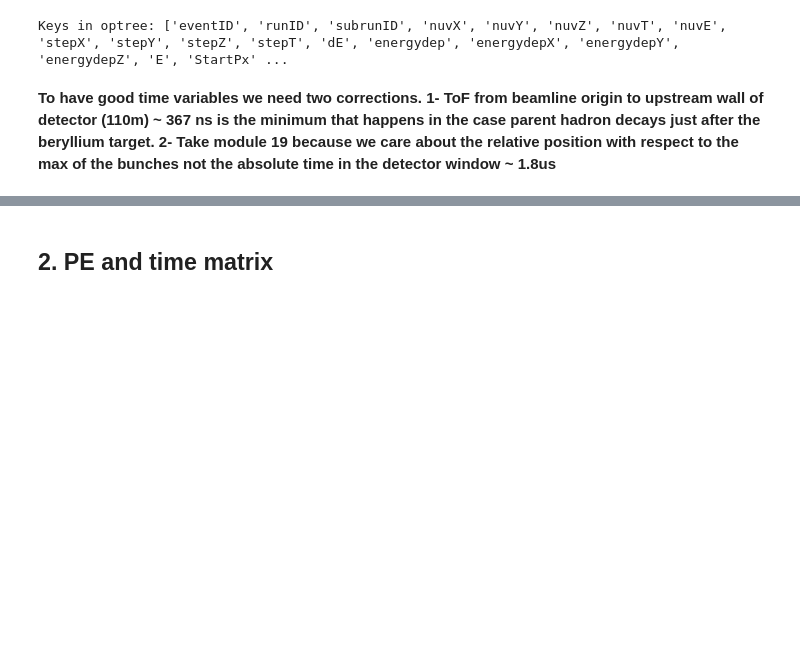
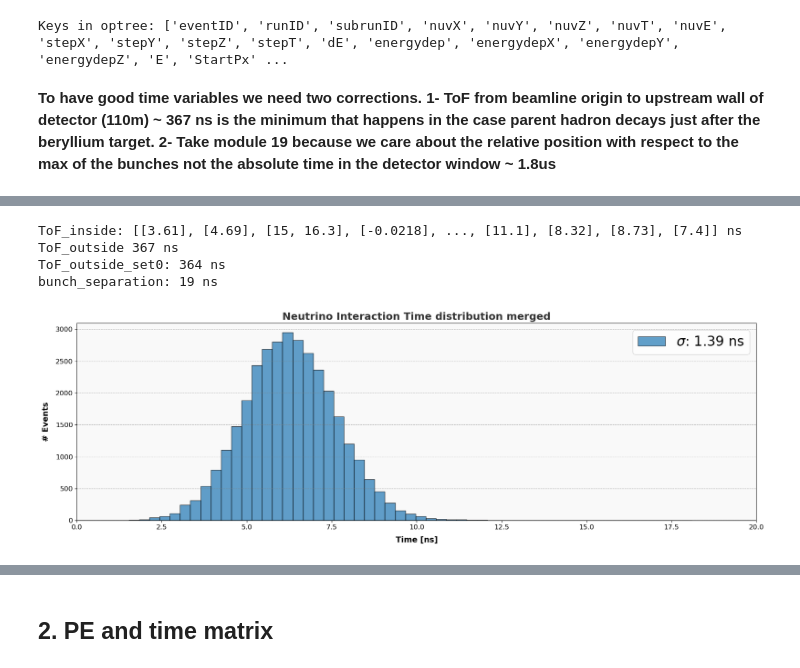
Before and after one commit to CIEMAT-Neutrino/AI_nuvT, a Jupyter notebook: 1_Preprocessing_&_2_PE_time_matrices.ipynb, the cells around one changed output, grey strips where cells are left out. Saved outputs shown, nothing was run; the diff lists cells and outputs as text; code cells hidden in the pictures; blank space fills up the shorter version.

Commit message:
energy deposition variables OK, nuvT merged in one bunch

```diff
--- a/1_Preprocessing_&_2_PE_time_matrices.ipynb
+++ b/1_Preprocessing_&_2_PE_time_matrices.ipynb
@@ -7,7 +7,7 @@ from imports import *
 # %% [markdown]
 The data corresponds to the Monte Carlo simulation of the SBND experiment. It was obtained by simulating the creation of neutrinos in the beam and their subsequent interaction in SBND, as well as the simulation of the detector's response to the particles resulting from the interaction of the neutrinos.
 # %%
-file_path = '/data/vidales/opana_tree_combined_v2609_both.root'
+file_path = '/data/vidales/opana_tree_combined_v0411_both.root'
 file = uproot.open(file_path)
 optree = file['opanatree']['OpAnaTree'] # Tree con número de fotoelectrones
 print("Keys in optree:", optree.keys())
@@ -15,6 +15,6 @@ print("Keys in optree:", optree.keys())
 Keys in optree: ['eventID', 'runID', 'subrunID', 'nuvX', 'nuvY', 'nuvZ', 'nuvT', 'nuvE', 'stepX', 'stepY', 'stepZ', 'stepT', 'dE', 'energydep', 'energydepX', 'energydepY', 'energydepZ', 'E', 'StartPx' ...
 # %%
 # Load variables to be predicted and associated data in a single step
-hit_nuvT, hit_PE, hit_ch, hit_t, nopflash, hit_pe_v = (optree[key].array() for key in ['nuvT', 'flash_ophit_pe', 'flash_ophit_ch', 'flash_ophit_time','nopflash','flash_pe_v'])
+hit_nuvT, hit_PE, hit_ch, hit_t, flash_time, dEpromx, dEpromy, dEpromz = (optree[key].array() for key in ['nuvT', 'flash_ophit_pe', 'flash_ophit_ch', 'flash_ophit_time','flash_time', 'dEpromx', 'dEpromy', 'dEpromz'])
 # %% [markdown]
 **To have good time variables we need two corrections. 1- ToF from beamline origin to upstream wall of detector (110m) ~ 367 ns is the minimum that happens in the case parent hadron decays just after the beryllium target. 2- Take module 19 because we care about the relative position with respect to the max of the bunches not the absolute time in the detector window ~ 1.8us**
@@ -56,0 +21,55 @@ else:
+# %%
+ToF_inside = optree['nuvZ'].array() / 3E10 *1E9
+print("ToF_inside:",ToF_inside, "ns")
+ToF_outside = 110 / 3E8 * 1E9
+print(f"ToF_outside {ToF_outside:.0f} ns")
+ToF_outside_set0= ak.min(hit_nuvT - ToF_inside)
+print(f"ToF_outside_set0: {ToF_outside_set0:.0f} ns")
+bunch_separation = 19
+print(f"bunch_separation: {bunch_separation:.0f} ns")
+# %% [output]
+ToF_inside: [[3.61], [4.69], [15, 16.3], [-0.0218], ..., [11.1], [8.32], [8.73], [7.4]] ns
+ToF_outside 367 ns
+ToF_outside_set0: 364 ns
+bunch_separation: 19 ns
+# %%
+import matplotlib.pyplot as plt
+import numpy as np
+import awkward as ak
+
+# Assuming hit_nuvT, ToF_outside_set0, and ToF_inside are defined awkward arrays
+# Calculate the difference and flatten it
+difference = np.mod(ak.flatten(hit_nuvT - ToF_inside), 19)  # +7 to center the distribution
+
+# Calculate the standard deviation
+std_dev = np.std(difference)
+
+# Set up the plot
+plt.figure(figsize=(18, 6))
+plt.hist(difference, bins=60, color='#1f77b4', edgecolor='black', alpha=0.7, label=f'$\sigma$: {std_dev:.2f} ns')
+
+# Customize the title and labels
+plt.title('Neutrino Interaction Time distribution merged', fontsize=18, fontweight='bold', color='#333333')
+plt.xlabel('Time [ns]', fontsize=14, labelpad=10, fontweight='bold')
+plt.ylabel('# Events', fontsize=14, labelpad=10, fontweight='bold')
+
+# Set axis limits
+plt.xlim(0, 20)
+plt.ylim(0, None)
+
+# Enhance the grid and axis appearance
+plt.grid(axis='y', linestyle='--', alpha=0.6, color='gray')
+plt.xticks(fontsize=12)
+plt.yticks(fontsize=12)
+
+# Add a light background color for the plot area to add contrast
+plt.gca().set_facecolor('#f9f9f9')
+
+# Add a legend
+plt.legend(fontsize=24)
+
+# Show the plot
+plt.tight_layout()
+plt.show()
+# %% [output]
+[figure, added]
```
Also changed, not shown: parts of 12 cells of this notebook, 3 other files.
